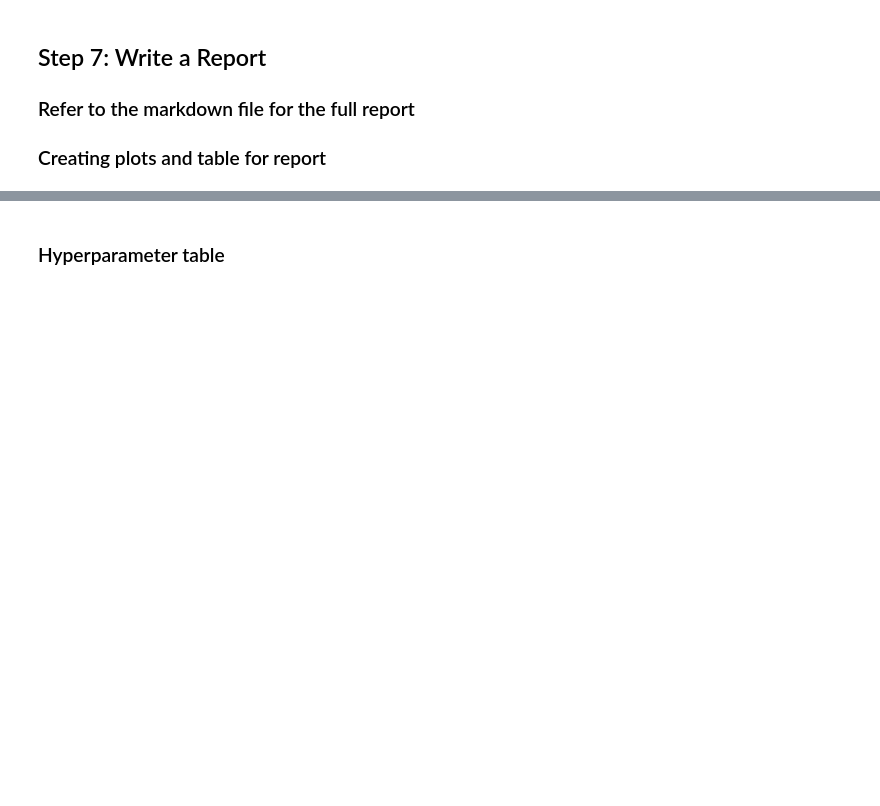
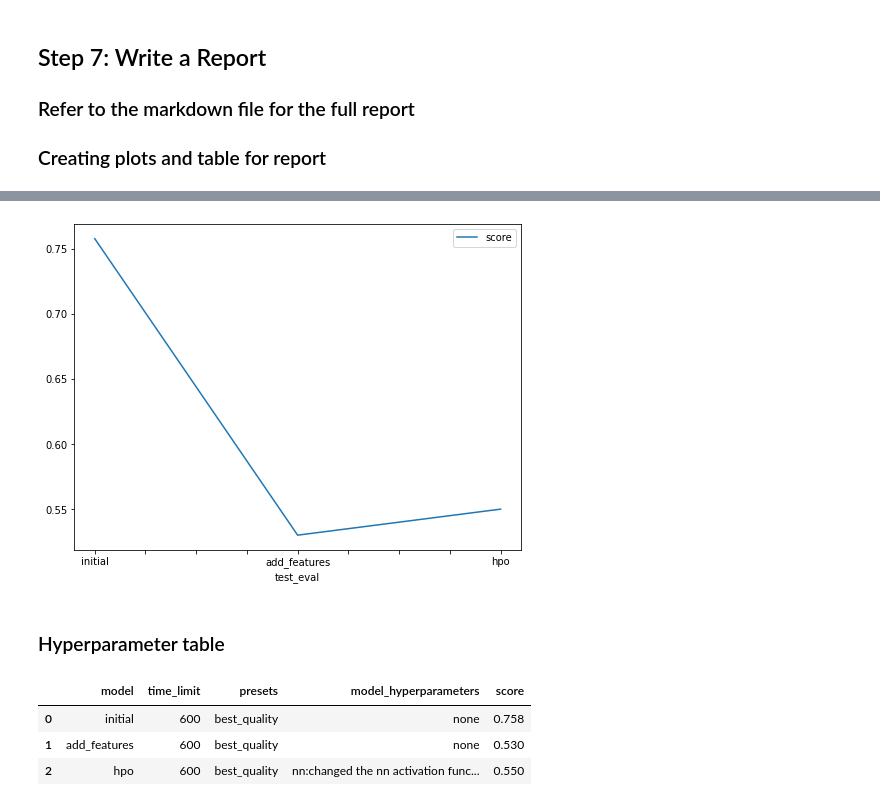
Before and after one commit to ahmedbadr97/Bike-Sharing-Demand-With-autoGluon, a Jupyter notebook: predict_Bike_Sharing.ipynb, the cells around one changed output, grey strips where cells are left out. Drawn from its saved outputs; the diff is of its cells as text; code cells hidden in the pictures; blank space fills up the shorter version.

```diff
--- a/predict_Bike_Sharing.ipynb
+++ b/predict_Bike_Sharing.ipynb
@@ -567,20 +688,27 @@ fig.savefig('model_train_score.png')
 # %%
 # Take the 3 kaggle scores and creating a line plot to show improvement
 fig = pd.DataFrame(
     {
         "test_eval": ["initial", "add_features", "hpo"],
-        "score": [?, ?, ?]
+        "score": [0.758, 0.53, 0.55]
     }
 ).plot(x="test_eval", y="score", figsize=(8, 6)).get_figure()
 fig.savefig('model_test_score.png')
+# %% [output]
+[figure, added]
 # %% [markdown]
 ### Hyperparameter table
 # %%
 # The 3 hyperparameters we tuned with the kaggle score as the result
 pd.DataFrame({
     "model": ["initial", "add_features", "hpo"],
-    "hpo1": [?, ?, ?],
-    "hpo2": [?, ?, ?],
-    "hpo3": [?, ?, ?],
-    "score": [?, ?, ?]
+    "time_limit": [600, 600, 600],
+    "presets": ["best_quality", "best_quality", "best_quality"],
+    "model_hyperparameters": ["none","none", "nn:changed the nn activation functions to relu to make output postive only"],
+    "score": [0.758, 0.53, 0.55]
 })
+# %% [output]
+|  | model | time_limit | presets | model_hyperparameters | score |
+| 0 | initial | 600 | best_quality | none | 0.758 |
+| 1 | add_features | 600 | best_quality | none | 0.530 |
+| 2 | hpo | 600 | best_quality | nn:changed the nn activation func... | 0.550 |
```
Also changed, not shown: parts of 47 cells of this notebook, 2 other files.
